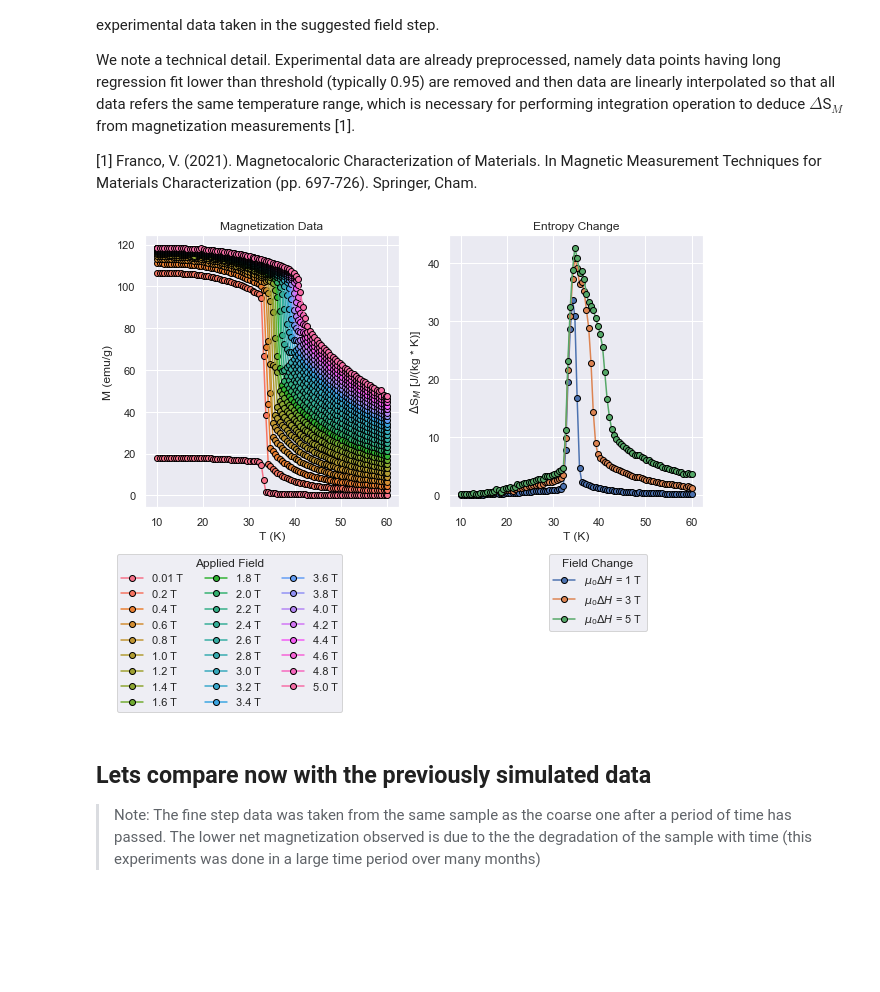
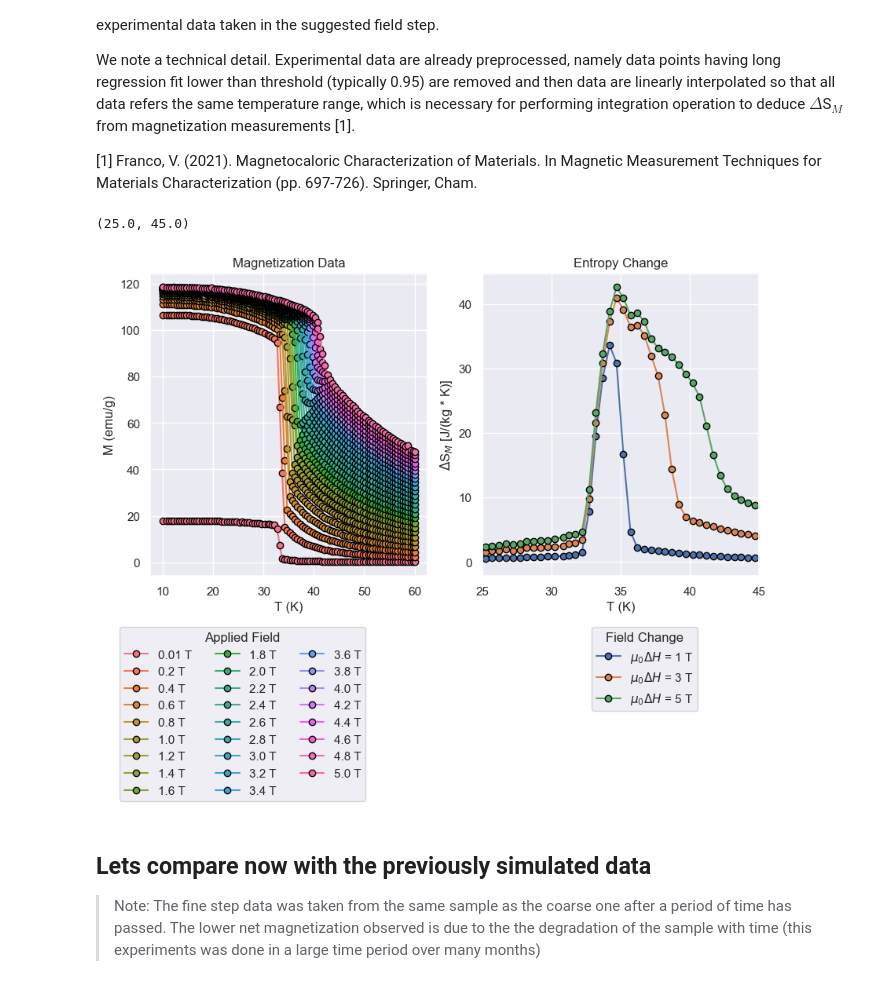
Before and after one commit to kensei-te/mat_interp, a Jupyter notebook: notebooks/Simulation Visualizaiton.ipynb, the cells around one changed output. Drawn from its saved outputs; the diff is of its cells as text; code cells hidden in the pictures; blank space fills up the shorter version.

```diff
--- a/notebooks/Simulation Visualizaiton.ipynb
+++ b/notebooks/Simulation Visualizaiton.ipynb
@@ -147,7 +154,13 @@ t_range = list(flatten(t_range))
 # %%
-entropy_fine = plot_entropy_curve(exp_data_fine, temperature_column="t", magnetization_column="m", field_column="h", return_entropy=True, t_ranges=t_range)
+entropy_fine = plot_entropy_curve(exp_data_fine,
+                                  temperature_column="t",
+                                  magnetization_column="m",
+                                  field_column="h",
+                                  return_entropy=True)
+plt.xlim([25,45])
 # %% [output]
+(25.0, 45.0)
-[figure, old version]
+[figure, new version]
 # %% [markdown]
 ## Lets compare now with the previously simulated data
 
```
Also changed, not shown: parts of 22 cells of this notebook.
